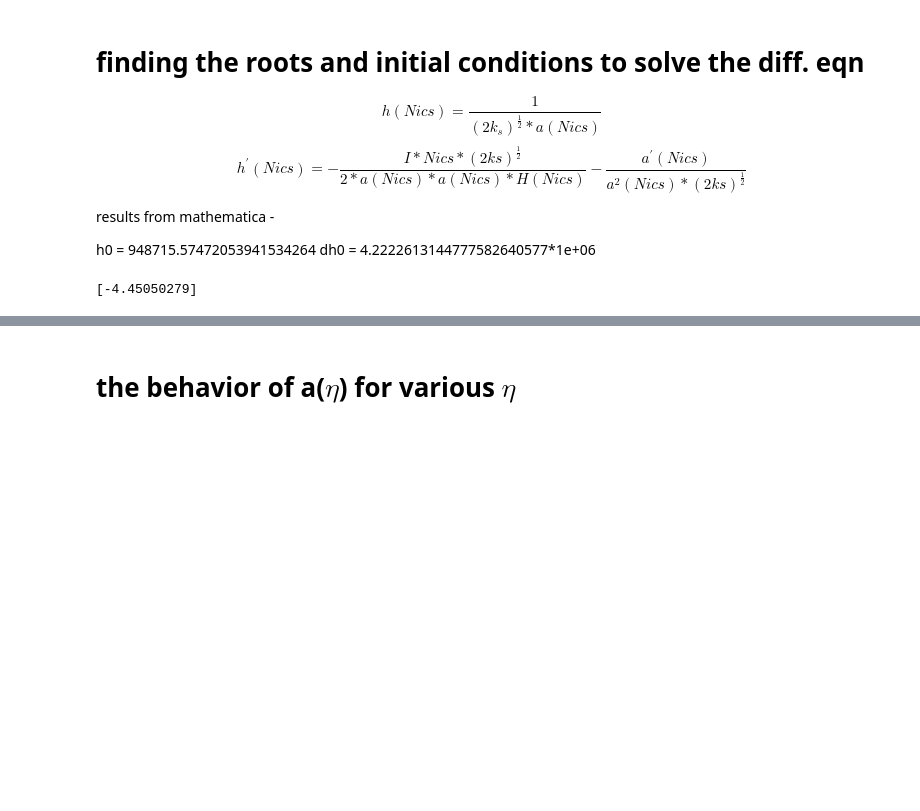
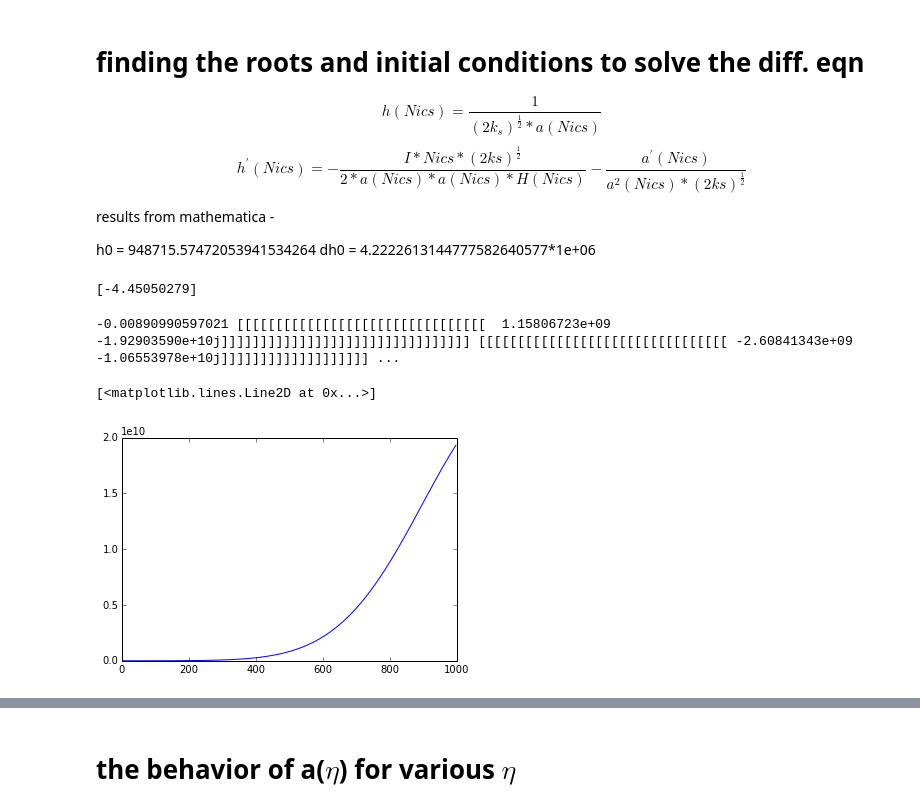
Before and after one commit to rahulporuri/project_work, a Jupyter notebook: test-Copy0.ipynb, the cells around one changed output, grey strips where cells are left out. Cells and saved outputs as stored; diff of their text form; code cells hidden in the pictures; blank space fills up the shorter version.

```diff
--- a/test-Copy0.ipynb
+++ b/test-Copy0.ipynb
@@ -138,0 +160,9 @@ while N < Nshss:
+# %%
+print N-step, hk0, Dhk0
+# %% [output]
+-0.00890990597021 [[[[[[[[[[[[[[[[[[[[[[[[[[[[[[[[  1.15806723e+09 -1.92903590e+10j]]]]]]]]]]]]]]]]]]]]]]]]]]]]]]]] [[[[[[[[[[[[[[[[[[[[[[[[[[[[[[[[ -2.60841343e+09 -1.06553978e+10j]]]]]]]]]]]]]]]]]]] ...
+# %%
+plt.plot(numpy.absolute(hk))
+# %% [output]
+[<matplotlib.lines.Line2D at 0x...>]
+[figure, added]
```
Also changed, not shown: parts of 10 cells of this notebook.
